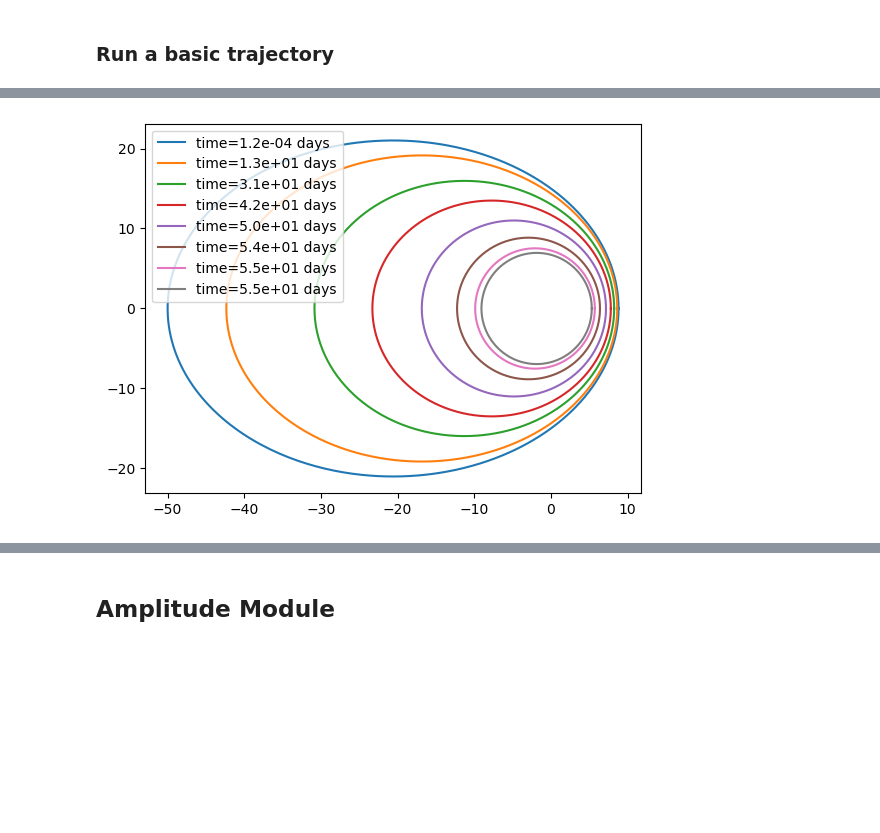
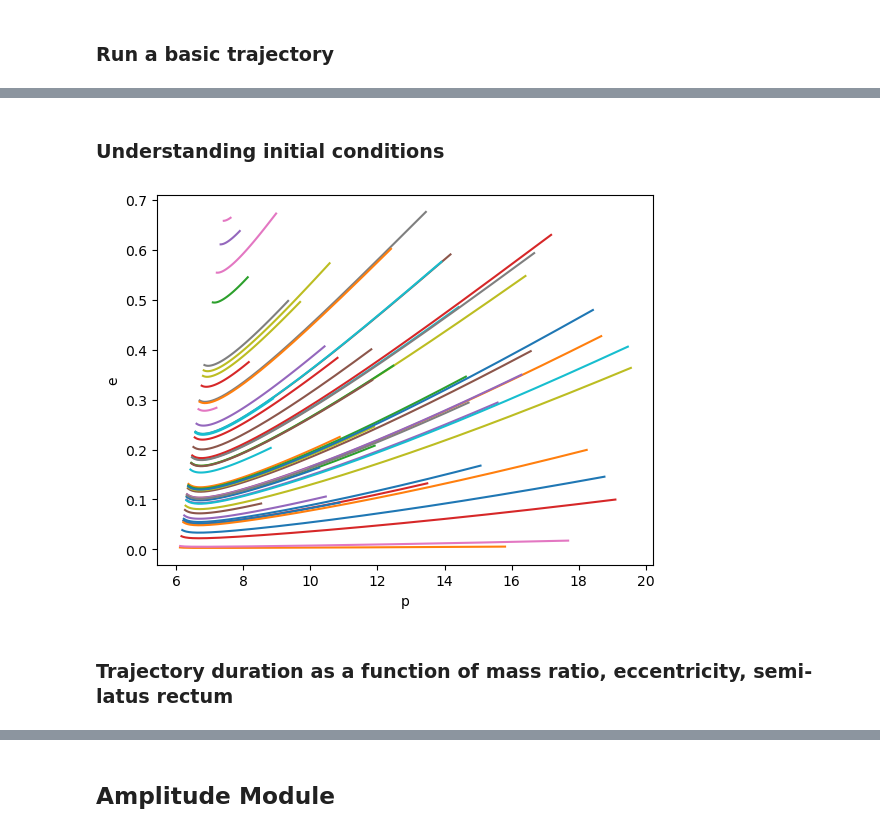
Before and after one commit to lorenzsp/GRAPPA_EMRI_tutorial, a Jupyter notebook: Grappa_tutorial.ipynb, the cells around one changed output, grey strips where cells are left out. Cells and saved outputs as stored; diff of their text form; code cells hidden in the pictures; blank space fills up the shorter version.

```diff
--- a/Grappa_tutorial.ipynb
+++ b/Grappa_tutorial.ipynb
@@ -433,14 +207,40 @@ for i, (ax, x, y, xlab, ylab) in enumerate(zip(axes, xs, ys, xlabels, ylabels)):
-# %%
-i = 0
-plt.figure()
-for i in range(1,len(p), 20):
-
-    Chi = np.linspace(0, np.pi * 2, num=500)
-    r = p[i]/(1 + e[i] * np.cos(Chi))
-    X = r * np.cos(Chi)
-    Y = r * np.sin(Chi)
-    plt.plot(X, Y, label=f'time={t[i]/3600/24:.1e} days')
-plt.legend()
-plt.show()
-# %% [output]
-[figure, removed]
+# %% [markdown]
+### Understanding initial conditions
+# %%
+# set initial parameters
+M = 1e6
+mu = 1e1
+
+# run trajectory
+# must include for generic inputs, will fix a = 0 and x = 1.0
+a = 0.0
+x = 1.0
+
+# additional information
+
+kwargs = dict(dt=10.0, # initial time setp,
+              T=400.0, # Time duration in years
+              err=1e-10 # integrator error
+             )
+
+p0 = 10.0 # range [separatrix, 45]
+e0 = 0.3 # range [0.0, 0.7]
+
+plt.figure()
+for _ in range(50):
+    p0 = np.random.uniform(7, 20)
+    e0 = np.random.uniform(0.0, 0.69)
+    t, p, e, xI, Phi_phi, Phi_theta, Phi_r = traj(M, mu, a, p0, e0, x,
+                                                  Phi_phi0=0.0,
+                                                  Phi_theta0=0.0,
+                                                  Phi_r0=0.0,
+                                                  **kwargs)
+    plt.plot(p,e)
+
+plt.xlabel('p')
+plt.ylabel('e')
+plt.show()
+# %% [output]
+[figure, added]
+# %% [markdown]
+### Trajectory duration as a function of mass ratio, eccentricity, semi-latus rectum
```
Also changed, not shown: parts of 84 cells of this notebook, 2 other files.
